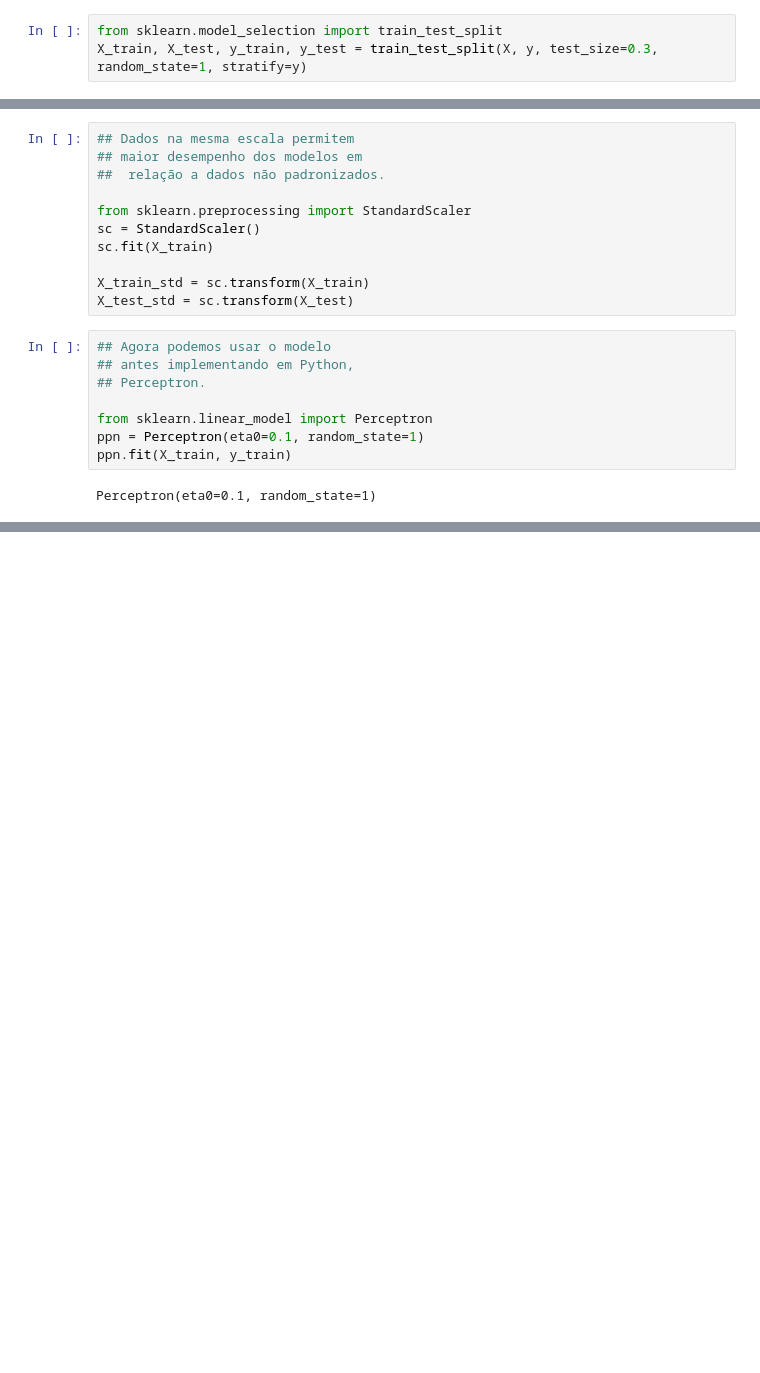
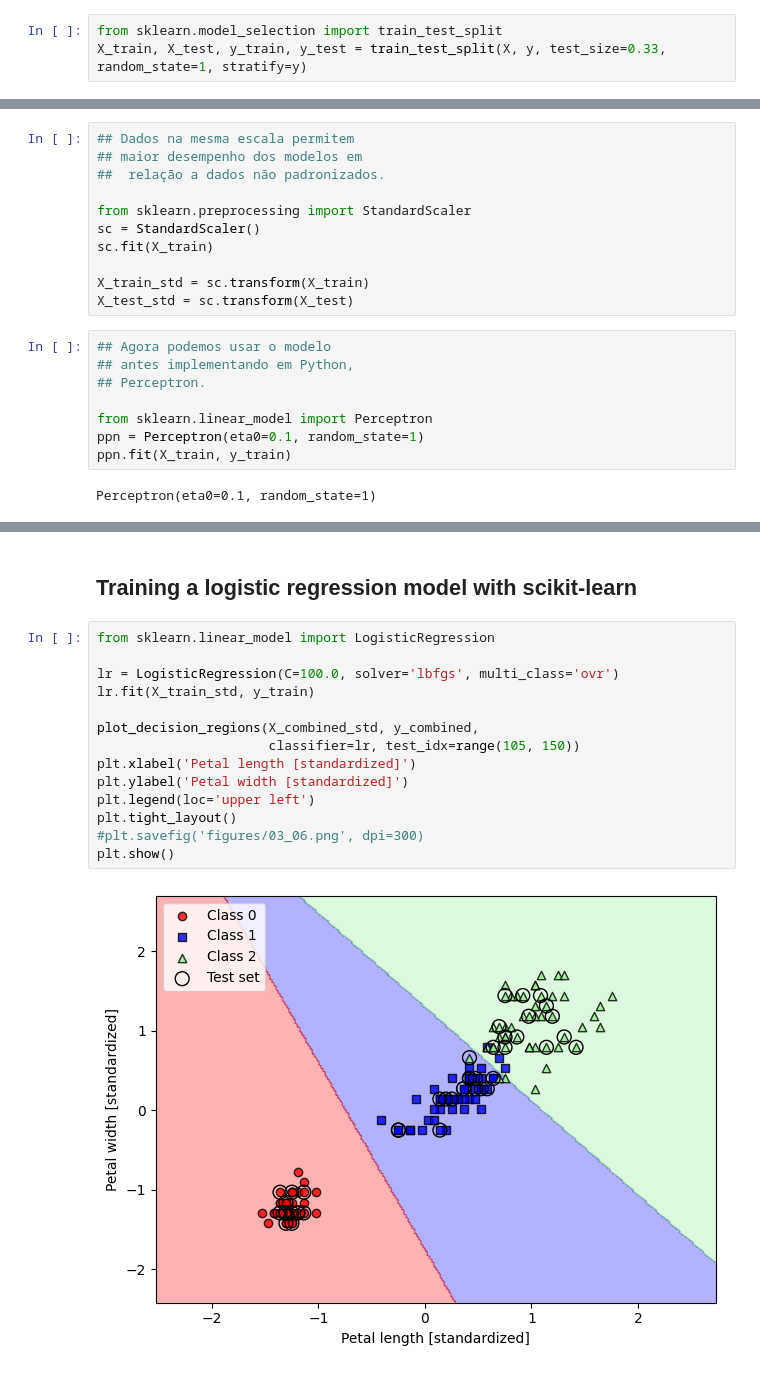
Before and after one commit to CllsPy/learn_ai, a Jupyter notebook: livros/ML with Pytorch & Sklearn/ch03/notebooks/ch03-ml-com-pytorch.ipynb, the cells around one changed output, grey strips where cells are left out. Drawn from its saved outputs; the diff is of its cells as text; blank space fills up the shorter version.

```diff
--- a/livros/ML with Pytorch & Sklearn/ch03/notebooks/ch03-ml-com-pytorch.ipynb
+++ b/livros/ML with Pytorch & Sklearn/ch03/notebooks/ch03-ml-com-pytorch.ipynb
@@ -25,7 +24,7 @@ print('Class labels:', np.unique(y))
 Class labels: [0 1 2]
 # %%
 from sklearn.model_selection import train_test_split
-X_train, X_test, y_train, y_test = train_test_split(X, y, test_size=0.3, random_state=1, stratify=y)
+X_train, X_test, y_train, y_test = train_test_split(X, y, test_size=0.33, random_state=1, stratify=y)
 # %%
 print(np.bincount(y))
 print(np.bincount(y_train), np.bincount(y_test))
@@ -55,0 +305,18 @@ Perceptron(eta0=0.1, random_state=1)
+# %% [markdown]
+## Training a logistic regression model with scikit-learn
+# %%
+from sklearn.linear_model import LogisticRegression
+
+lr = LogisticRegression(C=100.0, solver='lbfgs', multi_class='ovr')
+lr.fit(X_train_std, y_train)
+
+plot_decision_regions(X_combined_std, y_combined,
+                      classifier=lr, test_idx=range(105, 150))
+plt.xlabel('Petal length [standardized]')
+plt.ylabel('Petal width [standardized]')
+plt.legend(loc='upper left')
+plt.tight_layout()
+#plt.savefig('figures/03_06.png', dpi=300)
+plt.show()
+# %% [output]
+[figure, added]
```
Also changed, not shown: parts of 12 cells of this notebook.
